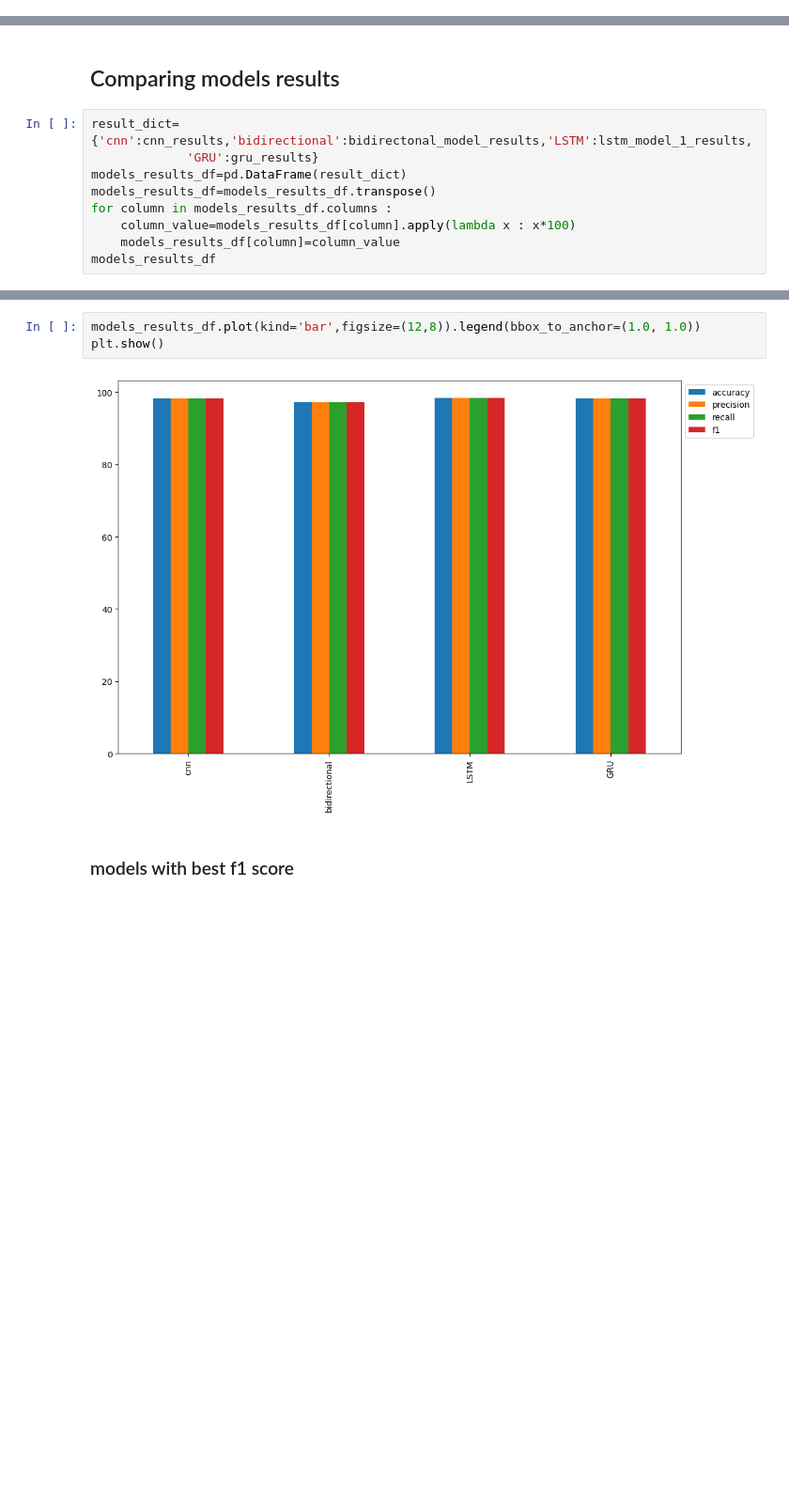
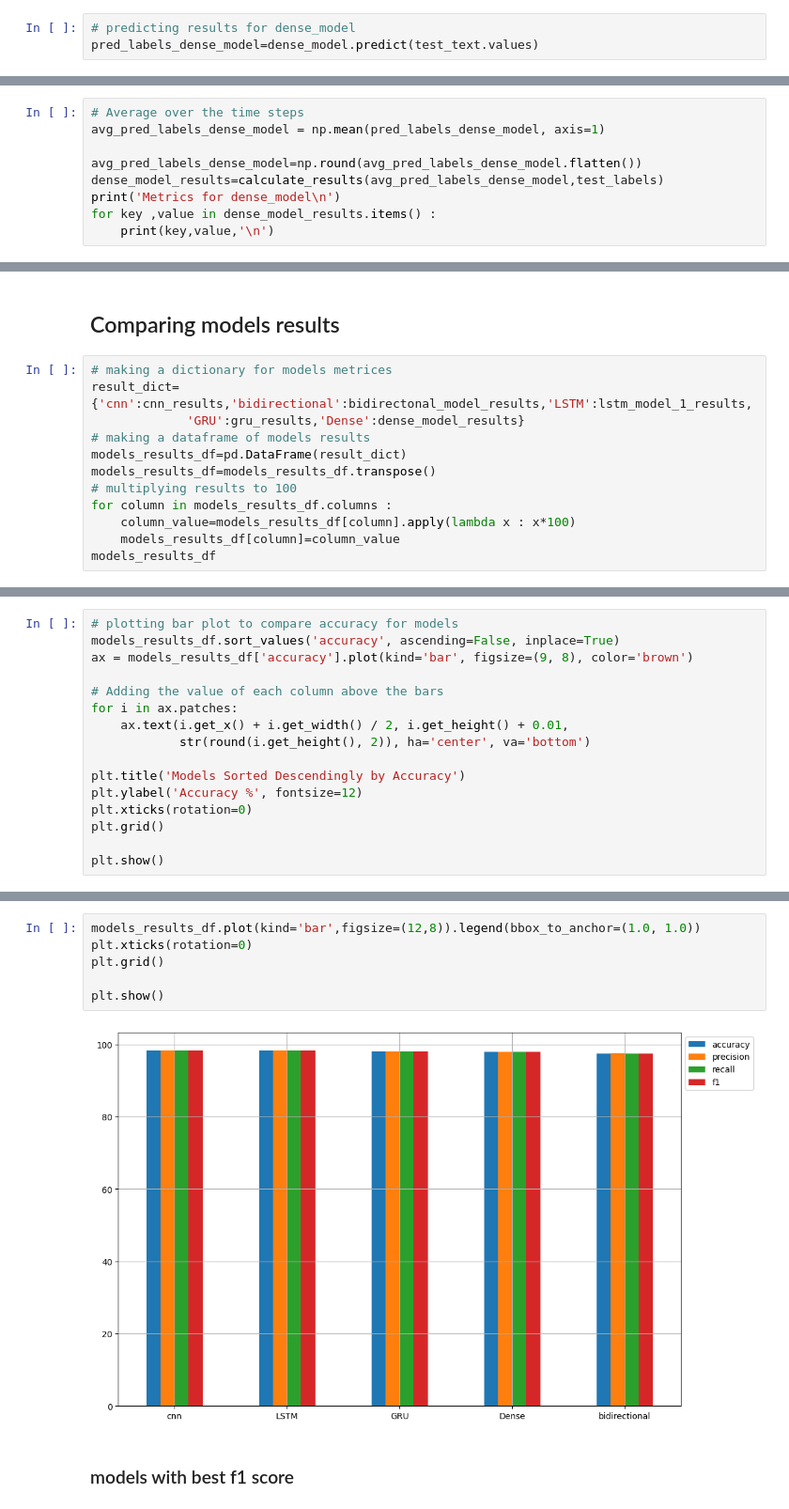
Before and after one commit to AdbulrhmanEldeeb/phishing_emails_detection, a Jupyter notebook: phishing-emails.ipynb, the cells around one changed output, grey strips where cells are left out. Shown at 94% size. Saved outputs shown, nothing was run; the diff lists cells and outputs as text; blank space fills up the shorter version.

```diff
--- a/phishing-emails.ipynb
+++ b/phishing-emails.ipynb
@@ -1566,0 +1820,3 @@ plot_confusion_matrix(y_pred=avg_pred_labels_bidirectonal_model,y_true=test_labe
+# %%
+# predicting results for dense_model
+pred_labels_dense_model=dense_model.predict(test_text.values)
@@ -1566,0 +1825,9 @@ plot_confusion_matrix(y_pred=avg_pred_labels_bidirectonal_model,y_true=test_labe
+# %%
+# Average over the time steps
+avg_pred_labels_dense_model = np.mean(pred_labels_dense_model, axis=1)
+
+avg_pred_labels_dense_model=np.round(avg_pred_labels_dense_model.flatten())
+dense_model_results=calculate_results(avg_pred_labels_dense_model,test_labels)
+print('Metrics for dense_model\n')
+for key ,value in dense_model_results.items() :
+    print(key,value,'\n')
@@ -1597,10 +1957,13 @@ metrics for loaded GRU model
 # %% [markdown]
 ## Comparing models results
 # %%
+# making a dictionary for models metrices
 result_dict={'cnn':cnn_results,'bidirectional':bidirectonal_model_results,'LSTM':lstm_model_1_results,
-             'GRU':gru_results}
+             'GRU':gru_results,'Dense':dense_model_results}
+# making a dataframe of models results
 models_results_df=pd.DataFrame(result_dict)
 models_results_df=models_results_df.transpose()
+# multiplying results to 100
 for column in models_results_df.columns :
     column_value=models_results_df[column].apply(lambda x : x*100)
     models_results_df[column]=column_value
@@ -1620,0 +2010,16 @@ plt.show()
+# %%
+# plotting bar plot to compare accuracy for models
+models_results_df.sort_values('accuracy', ascending=False, inplace=True)
+ax = models_results_df['accuracy'].plot(kind='bar', figsize=(9, 8), color='brown')
+
+# Adding the value of each column above the bars
+for i in ax.patches:
+    ax.text(i.get_x() + i.get_width() / 2, i.get_height() + 0.01,
+            str(round(i.get_height(), 2)), ha='center', va='bottom')
+
+plt.title('Models Sorted Descendingly by Accuracy')
+plt.ylabel('Accuracy %', fontsize=12)
+plt.xticks(rotation=0)
+plt.grid()
+
+plt.show()
@@ -1621,7 +2028,10 @@ plt.show()
 # %%
 models_results_df.plot(kind='bar',figsize=(12,8)).legend(bbox_to_anchor=(1.0, 1.0))
+plt.xticks(rotation=0)
+plt.grid()
+
 plt.show()
 # %% [output]
-[figure, old version]
+[figure, new version]
 # %% [markdown]
 ### models with best f1 score
```
Also changed, not shown: parts of 98 cells of this notebook.
